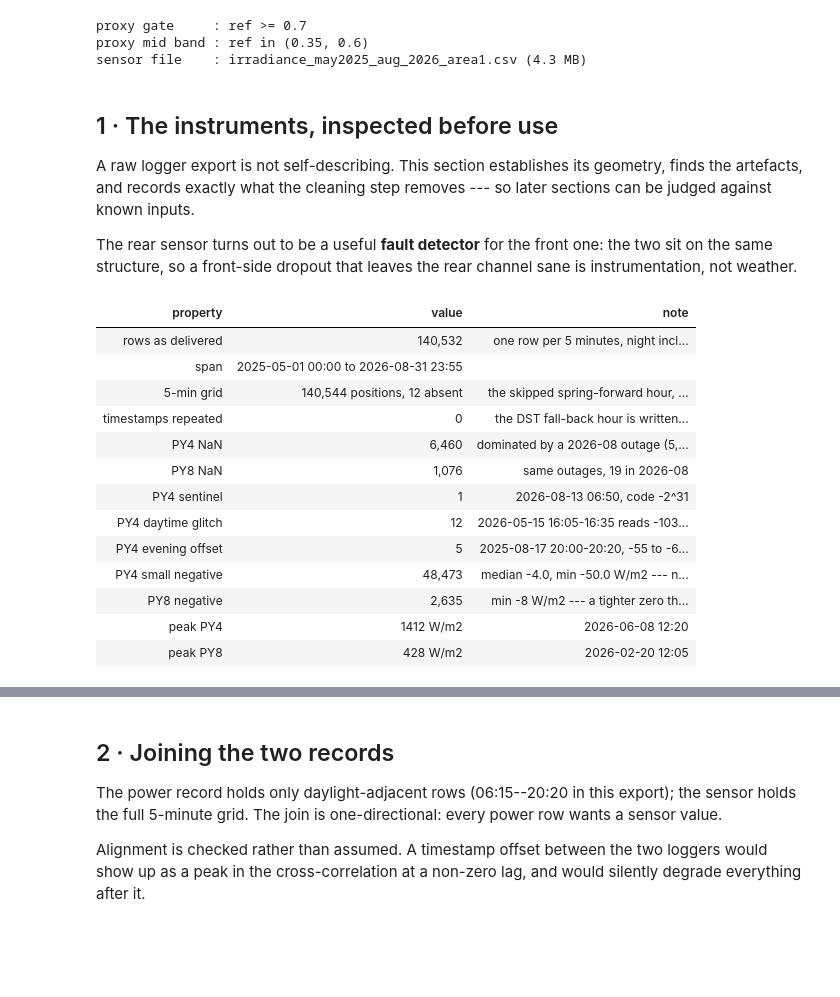
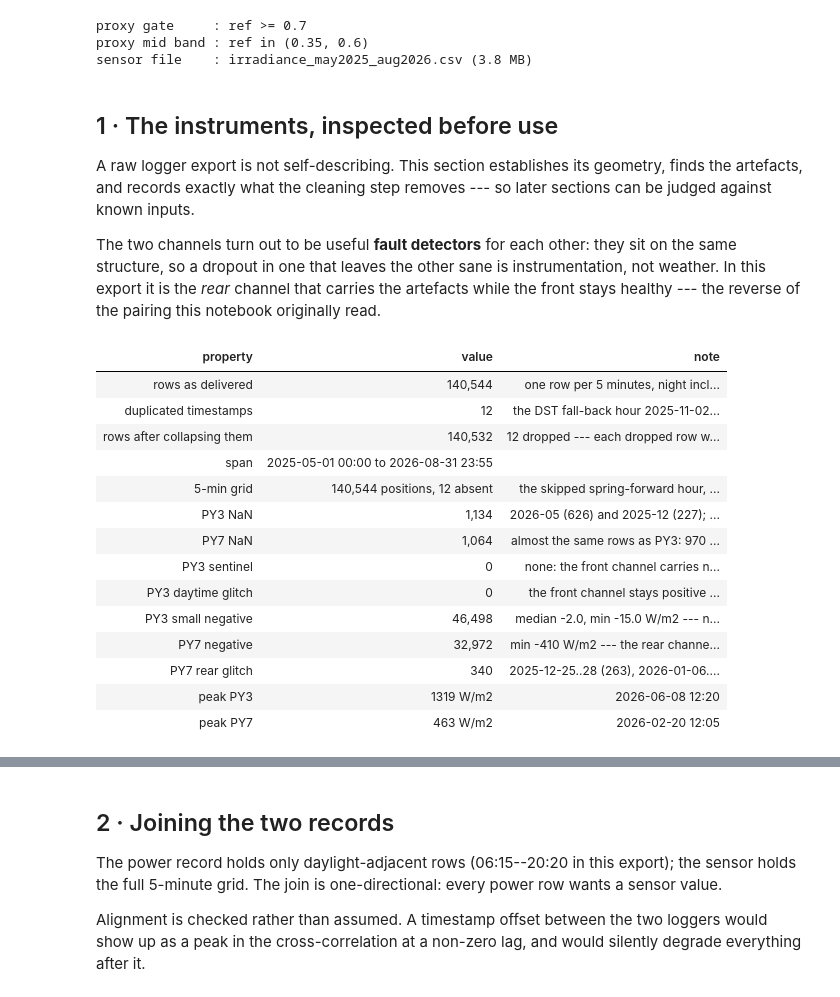
Before and after one commit to nhphuong2504/agrivoltaics, a Jupyter notebook: irradiance_proxy_vs_sensor.ipynb, the cells around one changed output, grey strips where cells are left out. Saved outputs shown, nothing was run; the diff lists cells and outputs as text; code cells hidden in the pictures; blank space fills up the shorter version.

```diff
--- a/irradiance_proxy_vs_sensor.ipynb
+++ b/irradiance_proxy_vs_sensor.ipynb
@@ -39,7 +42,7 @@ import bench as B                      # frozen regression harness / detector
 import canon_metrics as CM             # the version lock's own metric definitions
 from satsim import BAND, CONTROL_PAIRS, EU, PAIRS, RELIABLE, dq_mask
 
-SENSOR_CSV = ROOT / "irradiance_may2025_aug_2026_area1.csv"
+SENSOR_CSV = ROOT / "irradiance_may2025_aug2026.csv"
 
 plt.rcParams.update({"figure.dpi": 115, "axes.grid": True, "grid.alpha": 0.3,
                      "axes.spines.top": False, "axes.spines.right": False,
@@ -55,7 +58,7 @@ print("sensor file    :", SENSOR_CSV.name, f"({SENSOR_CSV.stat().st_size/1e6:.1f
 # %% [output]
 proxy gate     : ref >= 0.7
 proxy mid band : ref in (0.35, 0.6)
-sensor file    : irradiance_may2025_aug_2026_area1.csv (4.3 MB)
+sensor file    : irradiance_may2025_aug2026.csv (3.8 MB)
 # %% [markdown]
 ## 1 · The instruments, inspected before use
 
@@ -63,53 +66,77 @@ A raw logger export is not self-describing. This section establishes its geometr
 artefacts, and records exactly what the cleaning step removes --- so later sections can be judged
 against known inputs.
 
-The rear sensor turns out to be a useful **fault detector** for the front one: the two sit on the same
-structure, so a front-side dropout that leaves the rear channel sane is instrumentation, not weather.
+The two channels turn out to be useful **fault detectors** for each other: they sit on the same
+structure, so a dropout in one that leaves the other sane is instrumentation, not weather. In this
+export it is the *rear* channel that carries the artefacts while the front stays healthy --- the
+reverse of the pairing this notebook originally read.
 # %%
 raw = pd.read_csv(SENSOR_CSV, encoding="utf-8-sig")
-raw.columns = ["site_time", "poa", "bpoa"]      # PY4 (top) and PY8 (bottom)
+raw.columns = ["site_time", "poa", "bpoa"]      # PY3 (top) and PY7 (bottom)
 raw["site_time"] = pd.to_datetime(raw["site_time"], format="%m-%d-%Y %H:%M:%S")
 raw = raw.set_index("site_time").sort_index()
 for c in ("poa", "bpoa"):
     raw[c] = pd.to_numeric(raw[c], errors="coerce")
+
+# The DST fall-back hour is written twice: every timestamp in 2025-11-02 01:00-01:55 appears
+# once populated and once all-NaN.  A timestamp has to be unique before `reindex(grid)` can run,
+# and an empty copy must never displace a measured one, so the collapse keeps the populated row
+# of each pair rather than whichever copy the file happens to list first.
+rows_delivered = len(raw)
+repeated_ts = int(raw.index.duplicated().sum())
+raw = (raw.assign(_reading=raw[["poa", "bpoa"]].notna().any(axis=1))
+          .sort_values("_reading", kind="stable")
+          .loc[lambda d: ~d.index.duplicated(keep="last")]
+          .drop(columns="_reading")
+          .sort_index())
+rows_dropped = rows_delivered - len(raw)
 
 grid = pd.date_range(raw.index.min(), raw.index.max(), freq="5min")
 absent = grid.difference(raw.index)
 sentinel = raw["poa"] <= -1e6
 glitch = (raw["poa"] < -50) & ~sentinel
 small_neg = (raw["poa"] < 0) & ~sentinel & ~glitch
+rear_glitch = raw["bpoa"] < -50
+
+# The sentinel note is built conditionally: this export contains none, and indexing an empty
+# selector would raise rather than report.  The row still has to appear, because "zero sentinels"
+# is a property of the file and not something a reader should have to infer from a missing line.
+sentinel_note = ("none: the front channel carries no out-of-range code in this export"
+                 if not sentinel.any()
+                 else f"{raw.index[sentinel][0]:%Y-%m-%d %H:%M}, code -2^31")
 
 display(pd.DataFrame([
-    ("rows as delivered", f"{len(raw):,}", "one row per 5 minutes, night included"),
+    ("rows as delivered", f"{rows_delivered:,}", "one row per 5 minutes, night included"),
+    ("duplicated timestamps", f"{repeated_ts:,}", "the DST fall-back hour 2025-11-02 01:00-01:55, written twice"),
+    ("rows after collapsing them", f"{len(raw):,}", f"{rows_dropped} dropped --- each dropped row was the empty copy of a timestamp that also carries a reading"),
     ("span", f"{raw.index.min():%Y-%m-%d %H:%M} to {raw.index.max():%Y-%m-%d %H:%M}", ""),
     ("5-min grid", f"{len(grid):,} positions, {len(absent)} absent", "the skipped spring-forward hour, 2026-03-08 02:00-02:55"),
-    ("timestamps repeated", "0", "the DST fall-back hour is written once, not twice"),
-    ("PY4 NaN", f"{int(raw['poa'].isna().sum()):,}", "dominated by a 2026-08 outage (5,389) and 2026-05 (624)"),
-    ("PY8 NaN", f"{int(raw['bpoa'].isna().sum()):,}", "same outages, 19 in 2026-08"),
-    ("PY4 sentinel", f"{int(sentinel.sum())}", f"{raw.index[sentinel][0]:%Y-%m-%d %H:%M}, code -2^31"),
-    ("PY4 daytime glitch", f"{int(glitch.sum())}",
-     "2026-05-15 16:05-16:35 reads -103 to -388 W/m2 WHILE PY8 reads +73 to +110 --- a front-channel fault"),
-    ("PY4 evening offset", "5", "2025-08-17 20:00-20:20, -55 to -60 W/m2 after sunset"),
-    ("PY4 small negative", f"{int(small_neg.sum()):,}", f"median {raw['poa'][small_neg].median():.1f}, min {raw['poa'][small_neg].min():.1f} W/m2 --- night zero offset, kept"),
-    ("PY8 negative", f"{int((raw['bpoa'] < 0).sum()):,}", f"min {raw['bpoa'].min():.0f} W/m2 --- a tighter zero than PY4"),
-    ("peak PY4", f"{raw['poa'].max():.0f} W/m2", "2026-06-08 12:20"),
-    ("peak PY8", f"{raw['bpoa'].max():.0f} W/m2", "2026-02-20 12:05"),
+    ("PY3 NaN", f"{int(raw['poa'].isna().sum()):,}", "2026-05 (626) and 2025-12 (227); no channel-specific outage"),
+    ("PY7 NaN", f"{int(raw['bpoa'].isna().sum()):,}", "almost the same rows as PY3: 970 shared, 164 + 94 one-sided -- logger gaps"),
+    ("PY3 sentinel", f"{int(sentinel.sum())}", sentinel_note),
+    ("PY3 daytime glitch", f"{int(glitch.sum())}", "the front channel stays positive through every daylight row"),
+    ("PY3 small negative", f"{int(small_neg.sum()):,}", f"median {raw['poa'][small_neg].median():.1f}, min {raw['poa'][small_neg].min():.1f} W/m2 --- night zero offset, kept"),
+    ("PY7 negative", f"{int((raw['bpoa'] < 0).sum()):,}", f"min {raw['bpoa'].min():.0f} W/m2 --- the rear channel's zero drifts well below PY3's"),
+    ("PY7 rear glitch", f"{int(rear_glitch.sum())}", "2025-12-25..28 (263), 2026-01-06..08 (58), 2026-05-15 13:35-15:15 (19) --- down to -410 W/m2 WHILE PY3 reads ~940 --- a rear-channel fault"),
+    ("peak PY3", f"{raw['poa'].max():.0f} W/m2", "2026-06-08 12:20"),
+    ("peak PY7", f"{raw['bpoa'].max():.0f} W/m2", "2026-02-20 12:05"),
 ], columns=["property", "value", "note"]).style.hide(axis="index"))
 # %% [output]
 | property | value | note |
-| rows as delivered | 140,532 | one row per 5 minutes, night incl... |
+| rows as delivered | 140,544 | one row per 5 minutes, night incl... |
+| duplicated timestamps | 12 | the DST fall-back hour 2025-11-02... |
+| rows after collapsing them | 140,532 | 12 dropped --- each dropped row w... |
 | span | 2025-05-01 00:00 to 2026-08-31 23:55 |  |
 | 5-min grid | 140,544 positions, 12 absent | the skipped spring-forward hour, ... |
-| timestamps repeated | 0 | the DST fall-back hour is written... |
-| PY4 NaN | 6,460 | dominated by a 2026-08 outage (5,... |
-| PY8 NaN | 1,076 | same outages, 19 in 2026-08 |
-| PY4 sentinel | 1 | 2026-08-13 06:50, code -2^31 |
-| PY4 daytime glitch | 12 | 2026-05-15 16:05-16:35 reads -103... |
-| PY4 evening offset | 5 | 2025-08-17 20:00-20:20, -55 to -6... |
-| PY4 small negative | 48,473 | median -4.0, min -50.0 W/m2 --- n... |
-| PY8 negative | 2,635 | min -8 W/m2 --- a tighter zero th... |
-| peak PY4 | 1412 W/m2 | 2026-06-08 12:20 |
-| peak PY8 | 428 W/m2 | 2026-02-20 12:05 |
+| PY3 NaN | 1,134 | 2026-05 (626) and 2025-12 (227); ... |
+| PY7 NaN | 1,064 | almost the same rows as PY3: 970 ... |
+| PY3 sentinel | 0 | none: the front channel carries n... |
+| PY3 daytime glitch | 0 | the front channel stays positive ... |
+| PY3 small negative | 46,498 | median -2.0, min -15.0 W/m2 --- n... |
+| PY7 negative | 32,972 | min -410 W/m2 --- the rear channe... |
+| PY7 rear glitch | 340 | 2025-12-25..28 (263), 2026-01-06.... |
+| peak PY3 | 1319 W/m2 | 2026-06-08 12:20 |
+| peak PY7 | 463 W/m2 | 2026-02-20 12:05 |
 # %%
 poa = raw["poa"].mask(sentinel | glitch).reindex(grid)
 bpoa = raw["bpoa"].reindex(grid)
```
Also changed, not shown: parts of 27 cells of this notebook, 1 other file.
